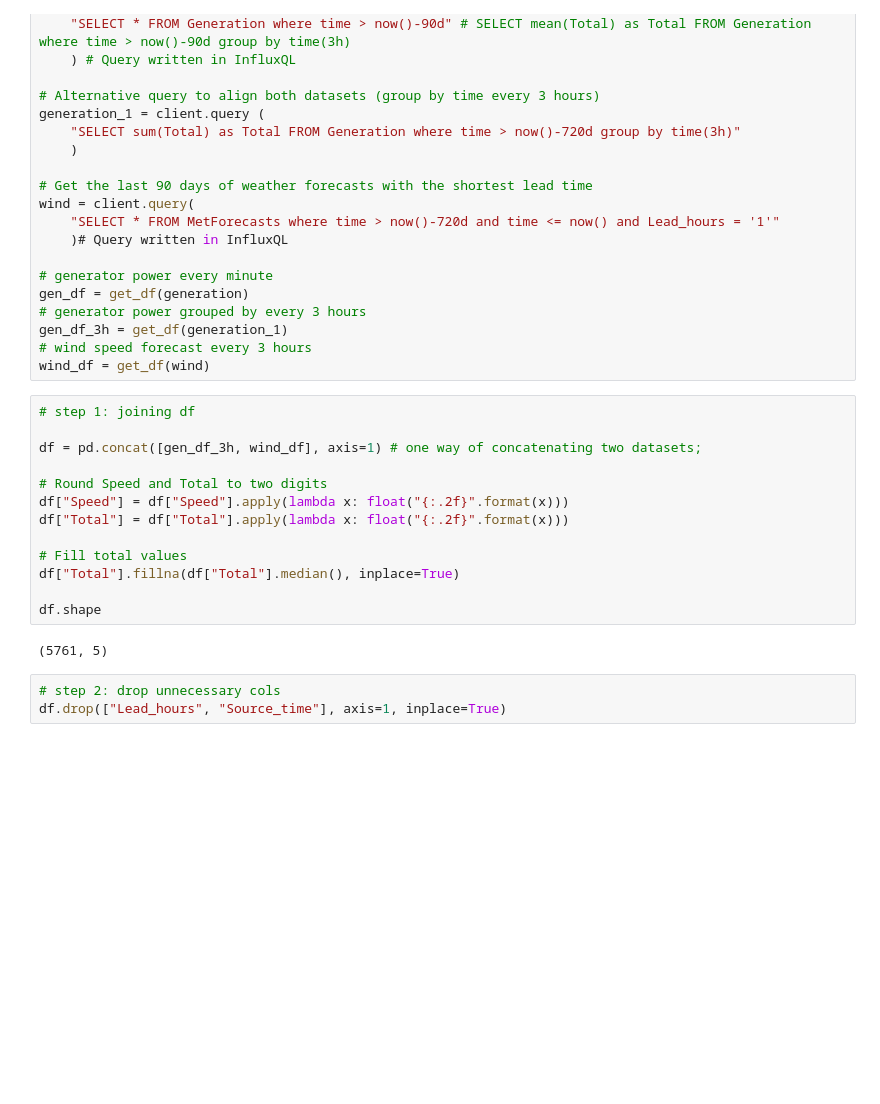
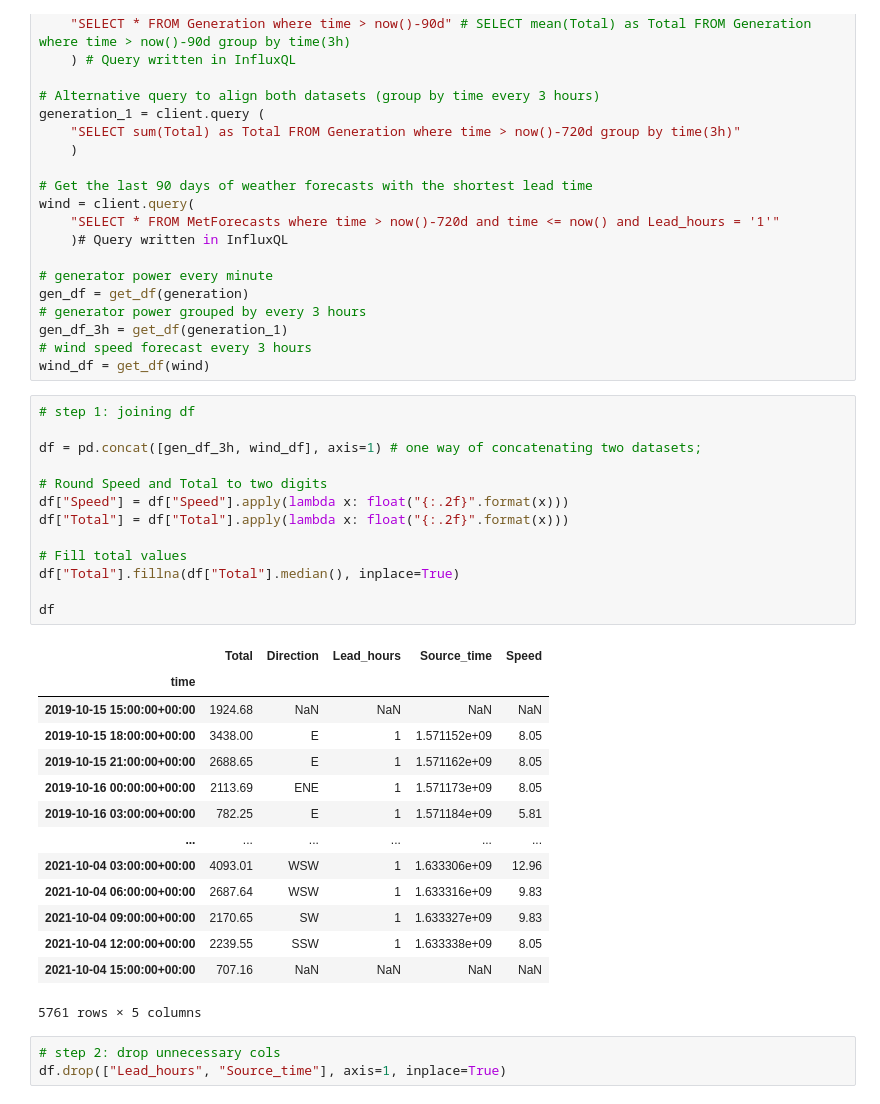
Before and after one commit to lrnz-asnprs/wind_prediction, a Jupyter notebook: polynomial_pipeline.ipynb, the cells around one changed output. Drawn from its saved outputs; the diff is of its cells as text; blank space fills up the shorter version.

```diff
--- a/polynomial_pipeline.ipynb
+++ b/polynomial_pipeline.ipynb
@@ -38,18 +38,31 @@ wind_df = get_df(wind)
 # %%
 # step 1: joining df
 
 df = pd.concat([gen_df_3h, wind_df], axis=1) # one way of concatenating two datasets;
 
 # Round Speed and Total to two digits
 df["Speed"] = df["Speed"].apply(lambda x: float("{:.2f}".format(x)))
 df["Total"] = df["Total"].apply(lambda x: float("{:.2f}".format(x)))
 
 # Fill total values
 df["Total"].fillna(df["Total"].median(), inplace=True)
 
-df.shape
+df
 # %% [output]
+|  | Total | Direction | Lead_hours | Source_time | Speed |
+| time |  |  |  |  |  |
+| 2019-10-15 15:00:00+00:00 | 1924.68 | NaN | NaN | NaN | NaN |
+| 2019-10-15 18:00:00+00:00 | 3438.00 | E | 1 | 1.571152e+09 | 8.05 |
+| 2019-10-15 21:00:00+00:00 | 2688.65 | E | 1 | 1.571162e+09 | 8.05 |
+| 2019-10-16 00:00:00+00:00 | 2113.69 | ENE | 1 | 1.571173e+09 | 8.05 |
+| 2019-10-16 03:00:00+00:00 | 782.25 | E | 1 | 1.571184e+09 | 5.81 |
+| ... | ... | ... | ... | ... | ... |
+| 2021-10-04 03:00:00+00:00 | 4093.01 | WSW | 1 | 1.633306e+09 | 12.96 |
+| 2021-10-04 06:00:00+00:00 | 2687.64 | WSW | 1 | 1.633316e+09 | 9.83 |
+| 2021-10-04 09:00:00+00:00 | 2170.65 | SW | 1 | 1.633327e+09 | 9.83 |
+| 2021-10-04 12:00:00+00:00 | 2239.55 | SSW | 1 | 1.633338e+09 | 8.05 |
+| 2021-10-04 15:00:00+00:00 | 707.16 | NaN | NaN | NaN | NaN |
-(5761, 5)
+5761 rows × 5 columns
 # %%
 # step 2: drop unnecessary cols
 df.drop(["Lead_hours", "Source_time"], axis=1, inplace=True)
```
Also changed, not shown: parts of 9 cells of this notebook.
